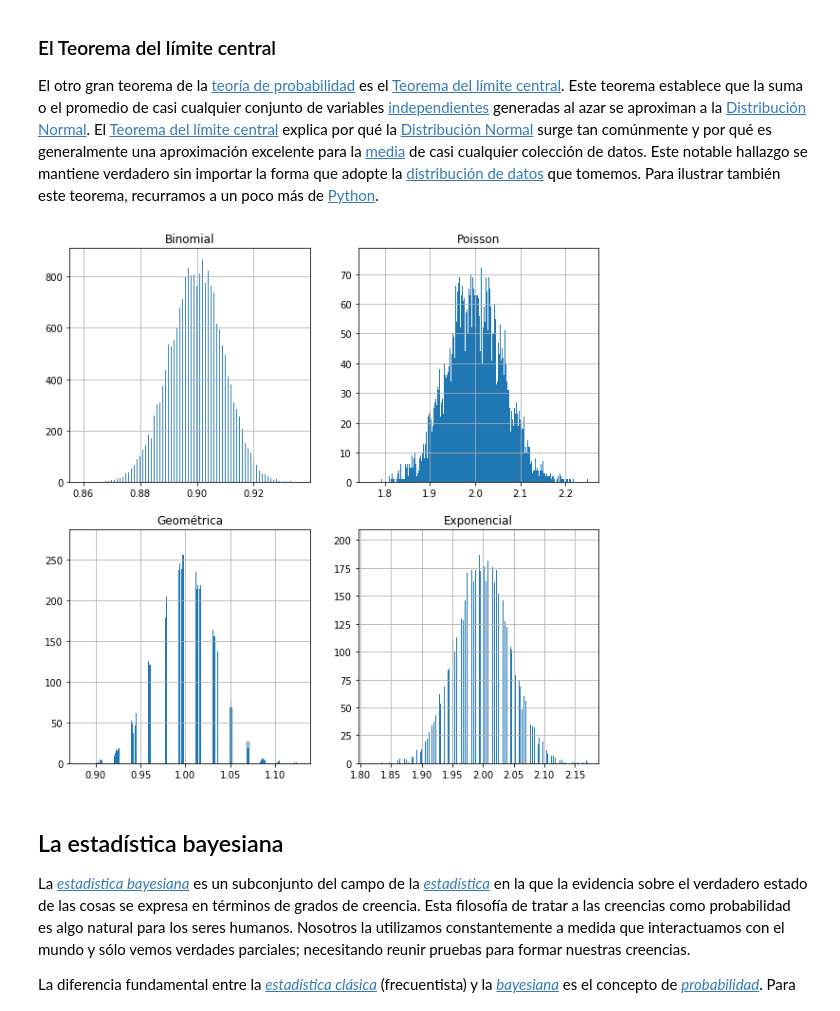
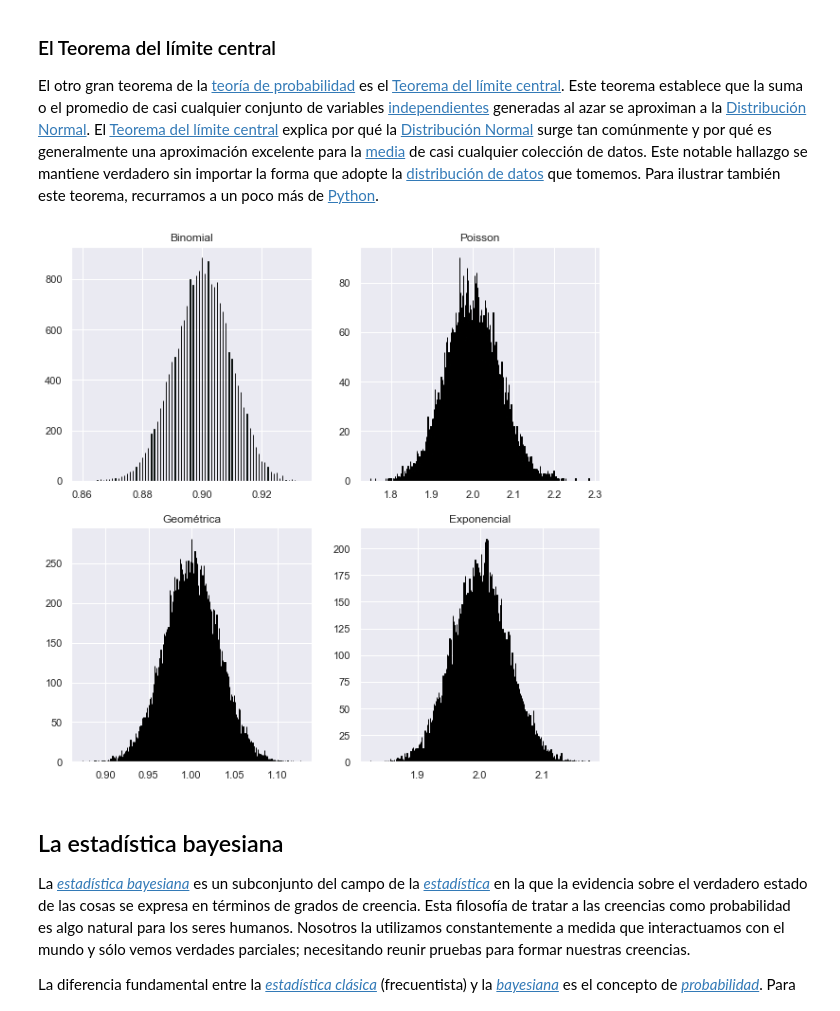
Before and after one commit to thebridge-tech/DataScience_PRE_Week3, a Jupyter notebook: WP3_WU_WEN_M.ipynb, the cells around one changed output. Drawn from its saved outputs; the diff is of its cells as text; code cells hidden in the pictures.

```diff
--- a/WP3_WU_WEN_M.ipynb
+++ b/WP3_WU_WEN_M.ipynb
@@ -40,9 +40,19 @@ import matplotlib.pyplot as plt
 import numpy as np # importando numpy
 import pandas as pd # importando pandas
 from scipy import stats
+import seaborn as sns
 
 np.random.seed(2131982) # para poder replicar el random
 
+import matplotlib.pyplot as plt # importando matplotlib
+import seaborn as sns # importando seaborn
+
+# parametros esteticos de seaborn
+# sns.set_palette("PuBuGn_d", desat=.6)
+sns.set_palette("Dark2")
+sns.set_context(rc={"figure.figsize": (8, 4)})
+#sns.set()
+
 %matplotlib inline
 # %%
 # Ejemplo ley de grandes números
@@ -93,38 +103,38 @@ muestra_binomial = []
 muestra_exp = []
 muestra_possion = []
 muestra_geometric = []
 mu = .9
 lam = 1.0
 size=1000
 
 for i in range(1,20000):
     muestra = np.random.binomial(1, mu, size=size)
     muestra_binomial.append(muestra.mean())
     muestra = np.random.exponential(scale=2.0,size=size)
     muestra_exp.append(muestra.mean())
     muestra = np.random.geometric(p=.5, size=size)
     muestra_geometric.append(muestra.mean())
     muestra = np.random.poisson (lam=lam, size=size)
     muestra_possion.append(muestra.mean())
 
 df = pd.DataFrame({ 'binomial' : muestra_binomial,
                      'poission' : muestra_possion,
                      'geometrica' : muestra_geometric,
                     'exponencial' : muestra_exp})
 
 fig, axes = plt.subplots(nrows=2, ncols=2, figsize=(10,10))
-df.binomial.hist(ax=axes[0,0], alpha=0.9, bins=1000)
-df.exponencial.hist(ax=axes[0,1],bins=1000)
-df.poission.hist(ax=axes[1,0],bins=1000)
-df.geometrica.hist(ax=axes[1,1],bins=1000)
+df.binomial.hist(ax=axes[0,0], alpha=0.9, bins=1000, ec="black")
+df.exponencial.hist(ax=axes[0,1],bins=1000, ec="black")
+df.poission.hist(ax=axes[1,0],bins=1000, ec="black")
+df.geometrica.hist(ax=axes[1,1],bins=1000, ec="black")
 
 axes[0,0].set_title('Binomial')
 axes[0,1].set_title('Poisson')
 axes[1,0].set_title('Geométrica')
 axes[1,1].set_title('Exponencial')
 plt.show()
 # %% [output]
-[figure, old version]
+[figure, new version]
 # %% [markdown]
 ## La estadística bayesiana
 
```
Also changed, not shown: parts of 4 cells of this notebook, 1 other file.
